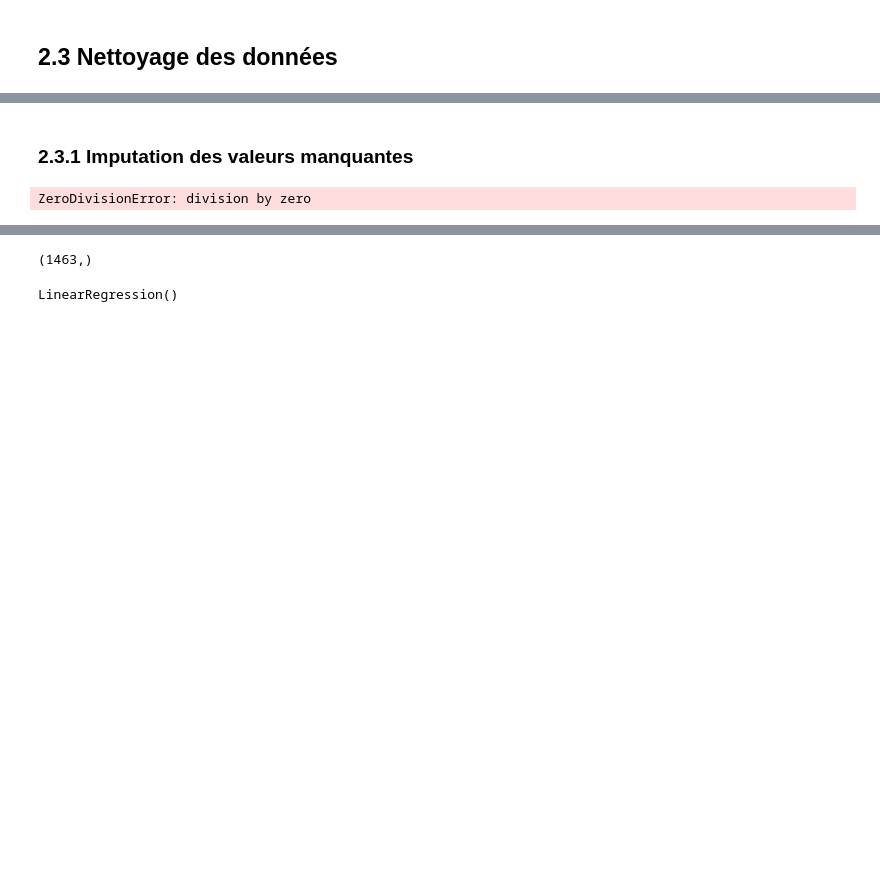
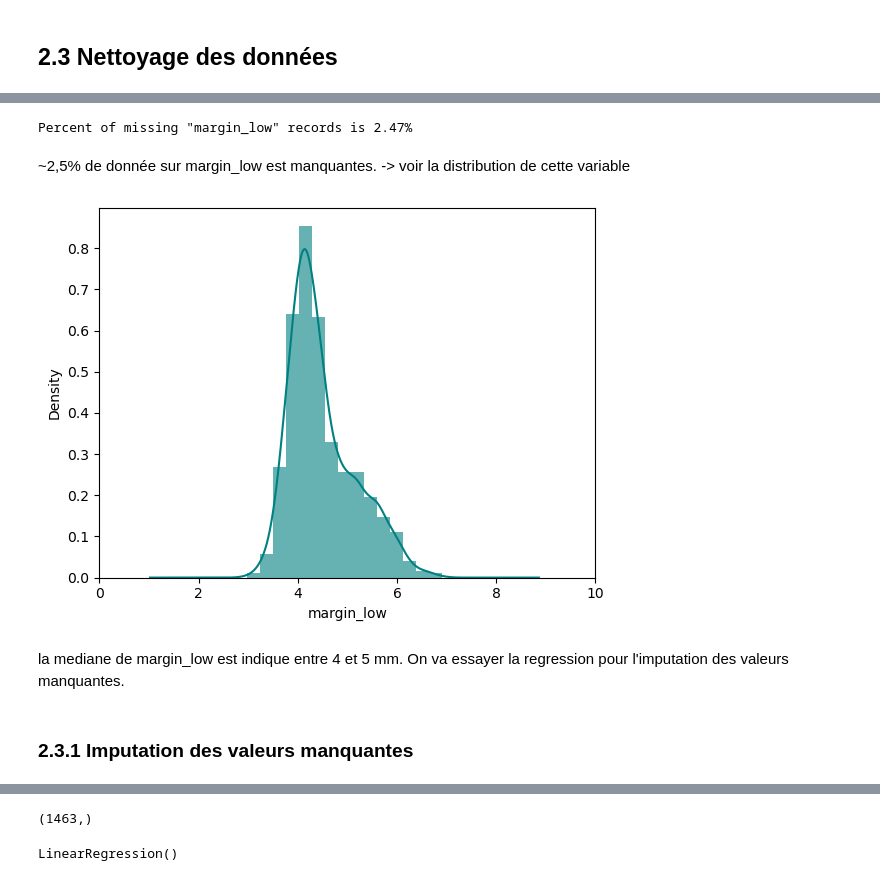
Before and after one commit to Nada-Lahbib/Project_10_Detection_des_faux_billets_avec_Python, a Jupyter notebook: notebooks/LAHBIB_Nada_1_notebook_022024.ipynb, the cells around one changed output, grey strips where cells are left out. Drawn from its saved outputs; the diff is of its cells as text; code cells hidden in the pictures; blank space fills up the shorter version.

```diff
--- a/notebooks/LAHBIB_Nada_1_notebook_022024.ipynb
+++ b/notebooks/LAHBIB_Nada_1_notebook_022024.ipynb
@@ -174,3 +183,20 @@ df_orig.rename(columns={'is_genuine':'target'})
+# %%
+# Pourçentage des valeurs manquantes
+print('Percent of missing "margin_low" records is %.2f%%' %((train_df['margin_low'].isnull().sum()/train_df.shape[0])*100))
+# %% [output]
+Percent of missing "margin_low" records is 2.47%
+# %% [markdown]
+~2,5% de donnée sur margin_low est manquantes. -> voir la distribution de cette variable
+# %%
+ax = train_df["margin_low"].hist(bins=15, density=True, stacked=True, color='teal', alpha=0.6)
+train_df["margin_low"].plot(kind='density', color='teal')
+ax.set(xlabel='margin_low')
+plt.xlim(0,10)
+plt.show()
+# %% [output]
+[figure, added]
+# %% [markdown]
+la mediane de margin_low est indique entre 4 et 5 mm. On va essayer la regression pour l'imputation des valeurs manquantes.
 # %% [markdown]
 ### 2.3.1 Imputation des valeurs manquantes
 # %%
@@ -180,4 +206,0 @@ df=df_orig.copy()
-# %%
-1/0
-# %% [output]
-ZeroDivisionError: division by zero
```
Also changed, not shown: parts of 31 cells of this notebook, 1 other file.
